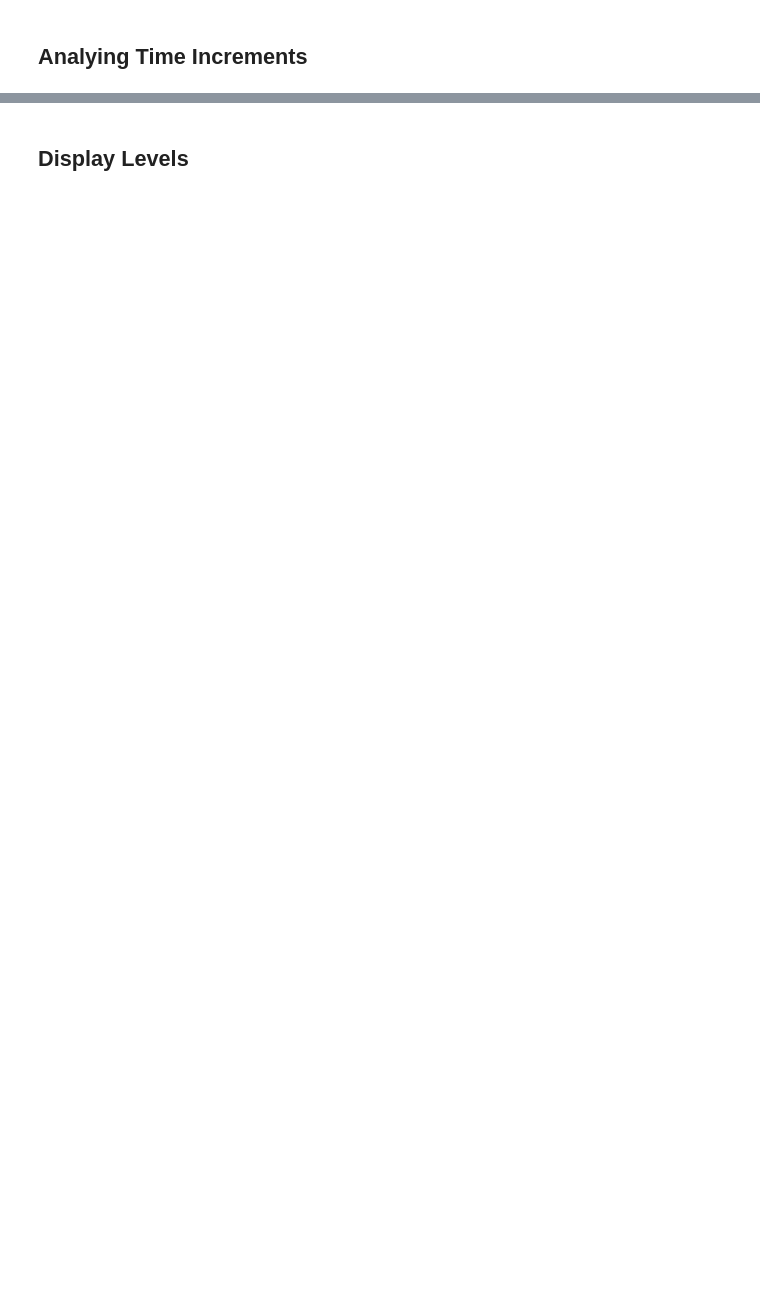
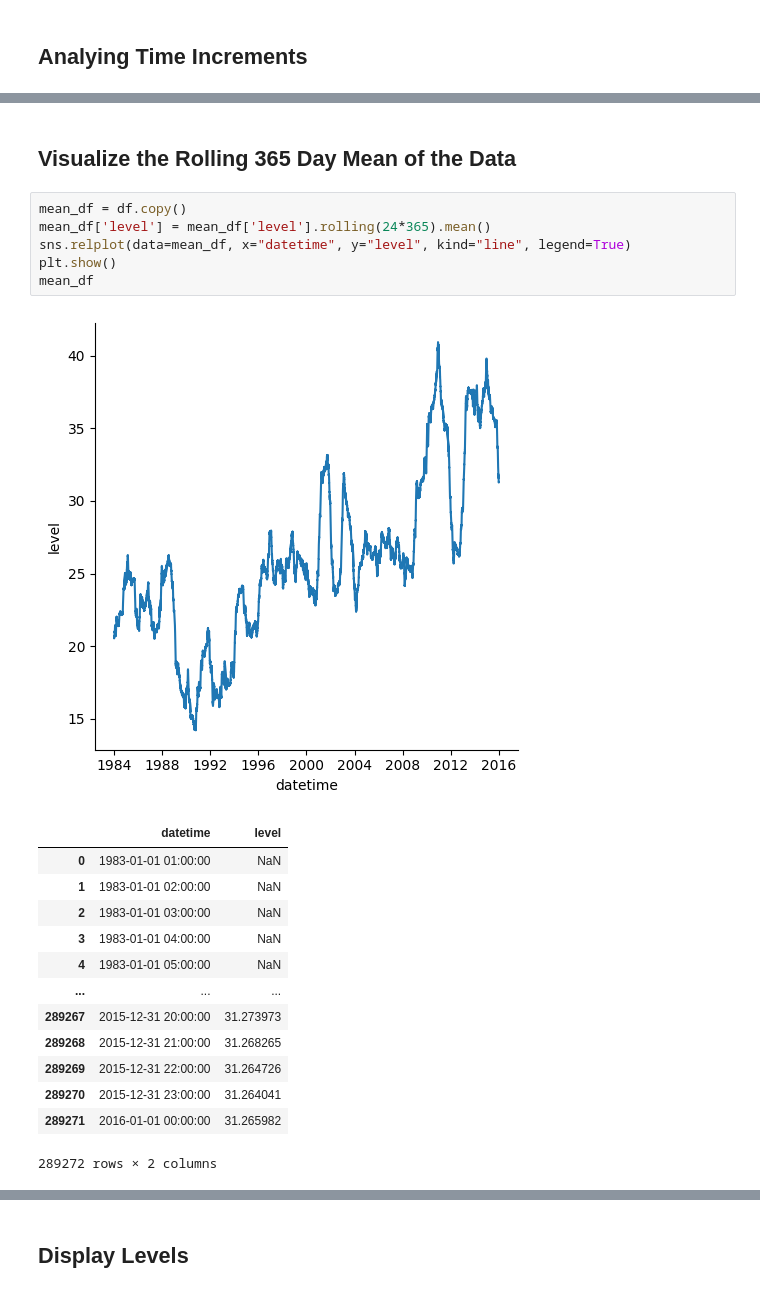
Before and after one commit to kmcguigan1/Time-Series-Playground, a Jupyter notebook: 0-Explotatory-data-analysis.ipynb, the cells around one changed output, grey strips where cells are left out. Drawn from its saved outputs; the diff is of its cells as text; blank space fills up the shorter version.

```diff
--- a/0-Explotatory-data-analysis.ipynb
+++ b/0-Explotatory-data-analysis.ipynb
@@ -92,0 +96,23 @@ INCREMENT: 7200 FROM 251418: 8.0 TO 251419: 8.0
+# %% [markdown]
+## **Visualize the Rolling 365 Day Mean of the Data**
+# %%
+mean_df = df.copy()
+mean_df['level'] = mean_df['level'].rolling(24*365).mean()
+sns.relplot(data=mean_df, x="datetime", y="level", kind="line", legend=True)
+plt.show()
+mean_df
+# %% [output]
+[figure, added]
+|  | datetime | level |
+| 0 | 1983-01-01 01:00:00 | NaN |
+| 1 | 1983-01-01 02:00:00 | NaN |
+| 2 | 1983-01-01 03:00:00 | NaN |
+| 3 | 1983-01-01 04:00:00 | NaN |
+| 4 | 1983-01-01 05:00:00 | NaN |
+| ... | ... | ... |
+| 289267 | 2015-12-31 20:00:00 | 31.273973 |
+| 289268 | 2015-12-31 21:00:00 | 31.268265 |
+| 289269 | 2015-12-31 22:00:00 | 31.264726 |
+| 289270 | 2015-12-31 23:00:00 | 31.264041 |
+| 289271 | 2016-01-01 00:00:00 | 31.265982 |
+289272 rows × 2 columns
```
Also changed, not shown: parts of 38 cells of this notebook, 25 other files.
